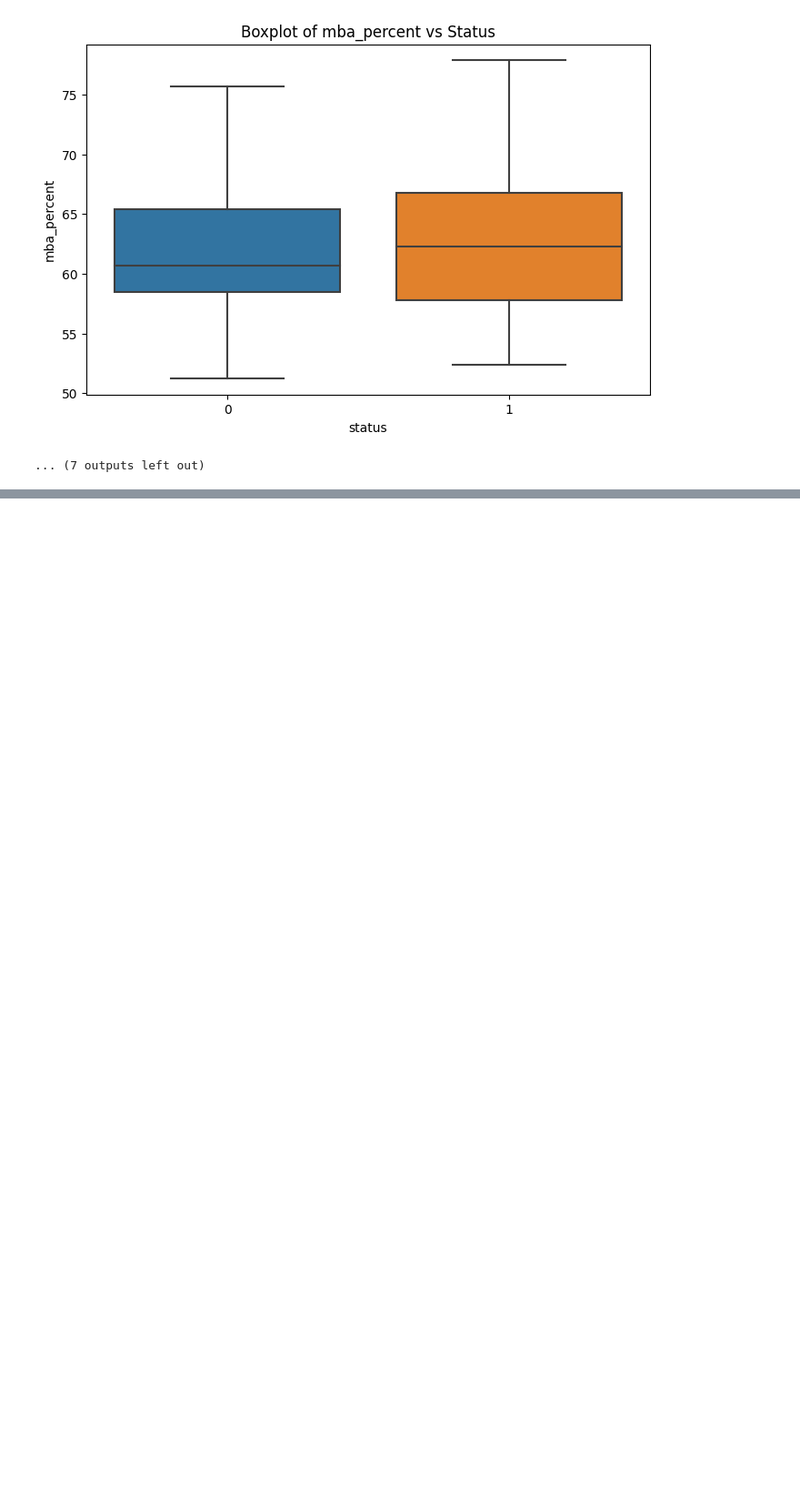
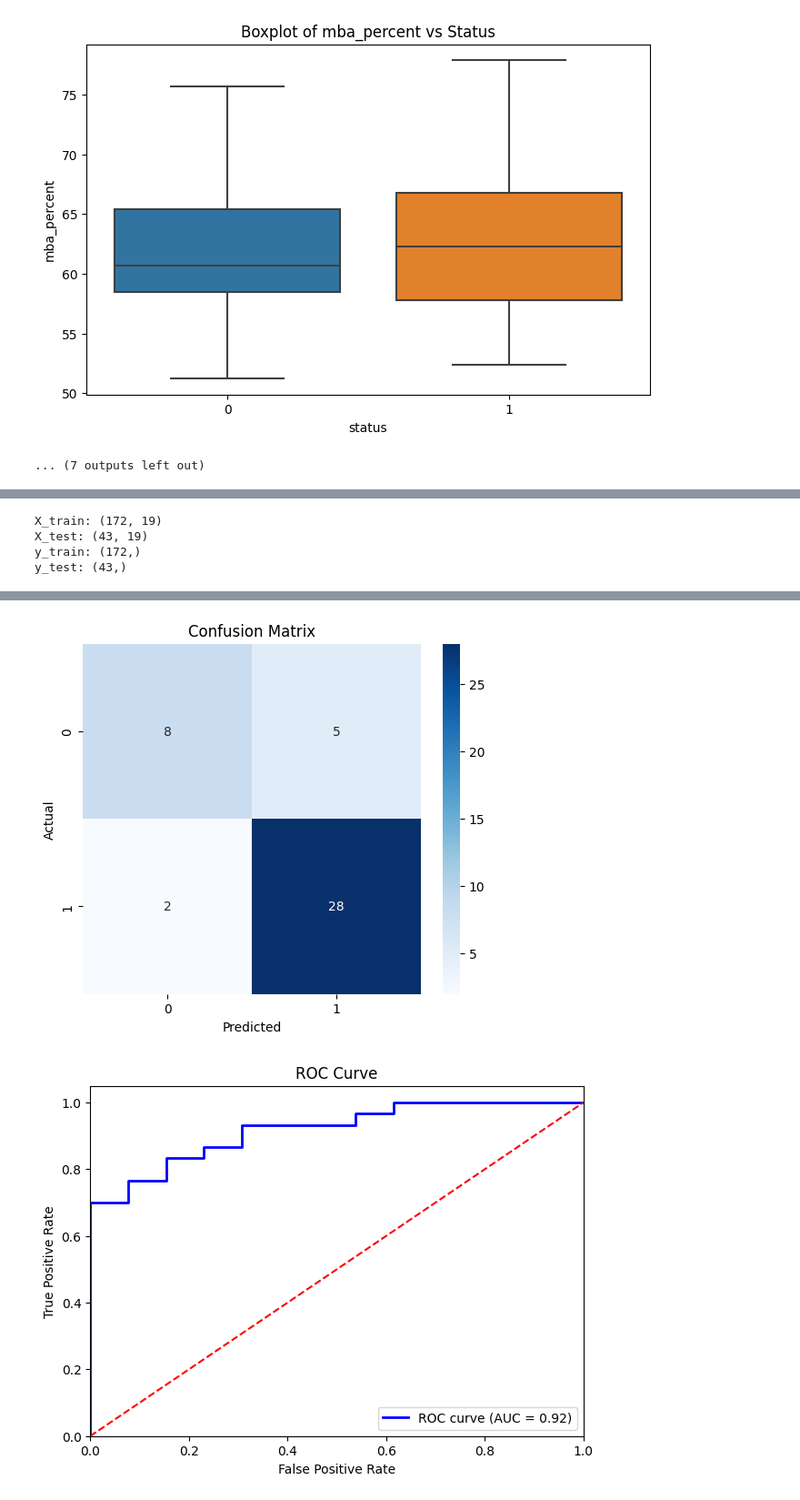
Before and after one commit to AsifIkbal1/Job-Placement-Prediction-Using-Machine-Learning, a Jupyter notebook: research/trials.ipynb, the cells around one changed output, grey strips where cells are left out. Shown at 91% size. Cells and saved outputs as stored; diff of their text form; code cells hidden in the pictures; blank space fills up the shorter version.

Commit message:
Initial commit

```diff
--- a/research/trials.ipynb
+++ b/research/trials.ipynb
@@ -151,0 +207,3 @@ for col in numerical_columns:
+# %%
+df_new = df.copy()
+df.head()
@@ -151,0 +242,73 @@ for col in numerical_columns:
+# %%
+# 80% training, 20% testing (you can adjust test_size)
+X_train, X_test, y_train, y_test = train_test_split(
+    X, y, test_size=0.2, random_state=42, stratify=y
+)
+
+# Check shapes
+print("X_train:", X_train.shape)
+print("X_test:", X_test.shape)
+print("y_train:", y_train.shape)
+print("y_test:", y_test.shape)
+# %% [output]
+X_train: (172, 19)
+X_test: (43, 19)
+y_train: (172,)
+y_test: (43,)
+# %%
+# 1️⃣ Imports
+import matplotlib.pyplot as plt
+import seaborn as sns
+from sklearn.ensemble import GradientBoostingClassifier
+from sklearn.metrics import accuracy_score, f1_score, confusion_matrix, classification_report, roc_curve, auc
+
+# 2️⃣ Initialize Gradient Boosting
+gb = GradientBoostingClassifier(random_state=42)
+gb.fit(X_train, y_train)
+
+# 3️⃣ Predictions
+y_pred = gb.predict(X_test)
+y_prob = gb.predict_proba(X_test)[:, 1]  # Probabilities for ROC
+
+# 4️⃣ Metrics
+acc = accuracy_score(y_test, y_pred)
+f1 = f1_score(y_test, y_pred, average='weighted')
+
+print(f"Accuracy: {acc:.4f}")
+print(f"F1 Score: {f1:.4f}\n")
+print("Classification Report:\n")
+print(classification_report(y_test, y_pred))
+
+# 5️⃣ Confusion Matrix
+cm = confusion_matrix(y_test, y_pred)
+plt.figure(figsize=(6,5))
+sns.heatmap(cm, annot=True, fmt='d', cmap='Blues')
+plt.title("Confusion Matrix")
+plt.xlabel("Predicted")
+plt.ylabel("Actual")
+plt.show()
+
+# 6️⃣ ROC Curve
+fpr, tpr, thresholds = roc_curve(y_test, y_prob)
+roc_auc = auc(fpr, tpr)
+
+plt.figure(figsize=(7,5))
+plt.plot(fpr, tpr, color='blue', lw=2, label=f'ROC curve (AUC = {roc_auc:.2f})')
+plt.plot([0,1], [0,1], color='red', linestyle='--')
+plt.xlim([0.0, 1.0])
+plt.ylim([0.0, 1.05])
+plt.xlabel('False Positive Rate')
+plt.ylabel('True Positive Rate')
+plt.title('ROC Curve')
+plt.legend(loc="lower right")
+plt.show()
+
+# 7️⃣ Feature Importance
+feat_imp = pd.DataFrame({'Feature': X_train.columns, 'Importance': gb.feature_importances_})
+feat_imp = feat_imp.sort_values(by='Importance', ascending=False)
+
+plt.figure(figsize=(10,6))
+sns.barplot(x='Importance', y='Feature', data=feat_imp, palette='viridis')
+plt.title("Feature Importance - Gradient Boosting")
+plt.show()
+# %% [output]
@@ -151,0 +328,2 @@ for col in numerical_columns:
+[figure, added]
+[figure, added]
```
Also changed, not shown: parts of 11 cells of this notebook, 2 other files.
